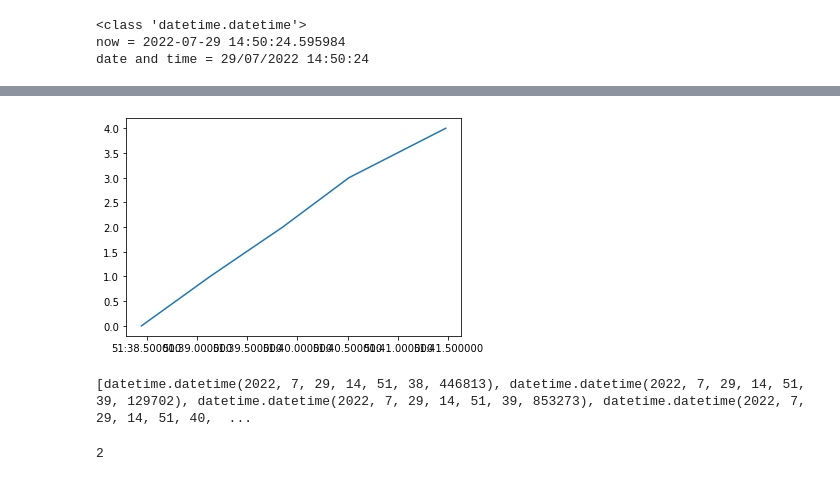
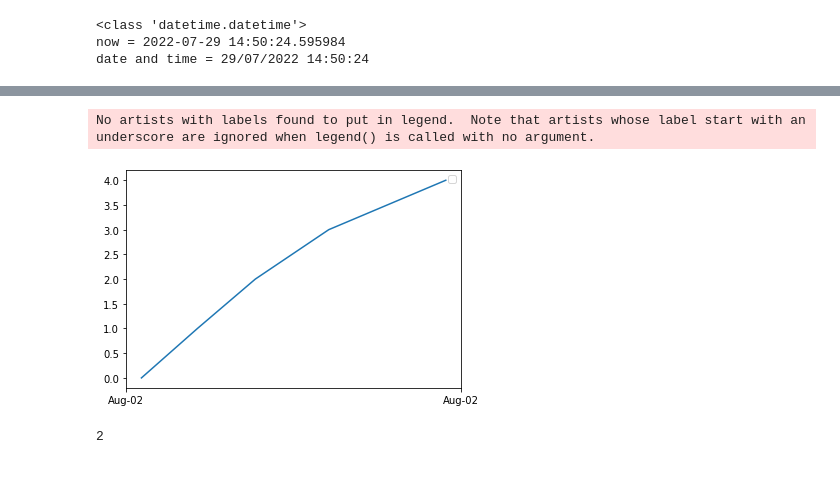
Before and after one commit to tomer-boyarski/ear-training, a Jupyter notebook: Music_Notebook.ipynb, the cells around one changed output, grey strips where cells are left out. Cells and saved outputs as stored; diff of their text form; code cells hidden in the pictures.

Commit message:
improve plots

```diff
--- a/Music_Notebook.ipynb
+++ b/Music_Notebook.ipynb
@@ -60,22 +70,29 @@ date and time = 29/07/2022 14:50:24
 # %%
 import time
 import numpy as np
 import matplotlib.pyplot as plt
 from datetime import datetime
+import matplotlib.dates as mdates
 
 x = []
 y = []
 start = datetime.now()
 for i in range(5):
     y.append(i)
     x.append(datetime.now())
     time.sleep(np.random.rand())
-plt.plot(x,y)
+fig, ax = plt.subplots()
+plt.plot(x,y, label = '')
+# plt.plot(x,np.arange(len(x)), label = 'asdf')
+ax.xaxis.set_major_formatter(mdates.DateFormatter('%b-%d'))
+ax.xaxis.set_major_locator(mdates.DayLocator(interval=1))
+plt.legend()
 plt.show()
-print(x)
+# fig.autofmt_xdate()
+# print(x)
 # %% [output]
+No artists with labels found to put in legend.  Note that artists whose label start with an underscore are ignored when legend() is called with no argument.
-[figure, old version]
+[figure, new version]
-[datetime.datetime(2022, 7, 29, 14, 51, 38, 446813), datetime.datetime(2022, 7, 29, 14, 51, 39, 129702), datetime.datetime(2022, 7, 29, 14, 51, 39, 853273), datetime.datetime(2022, 7, 29, 14, 51, 40,  ...
 # %%
 def myfunc():
     print(x)
```
Also changed, not shown: parts of 1 cell of this notebook, 5 other files.
